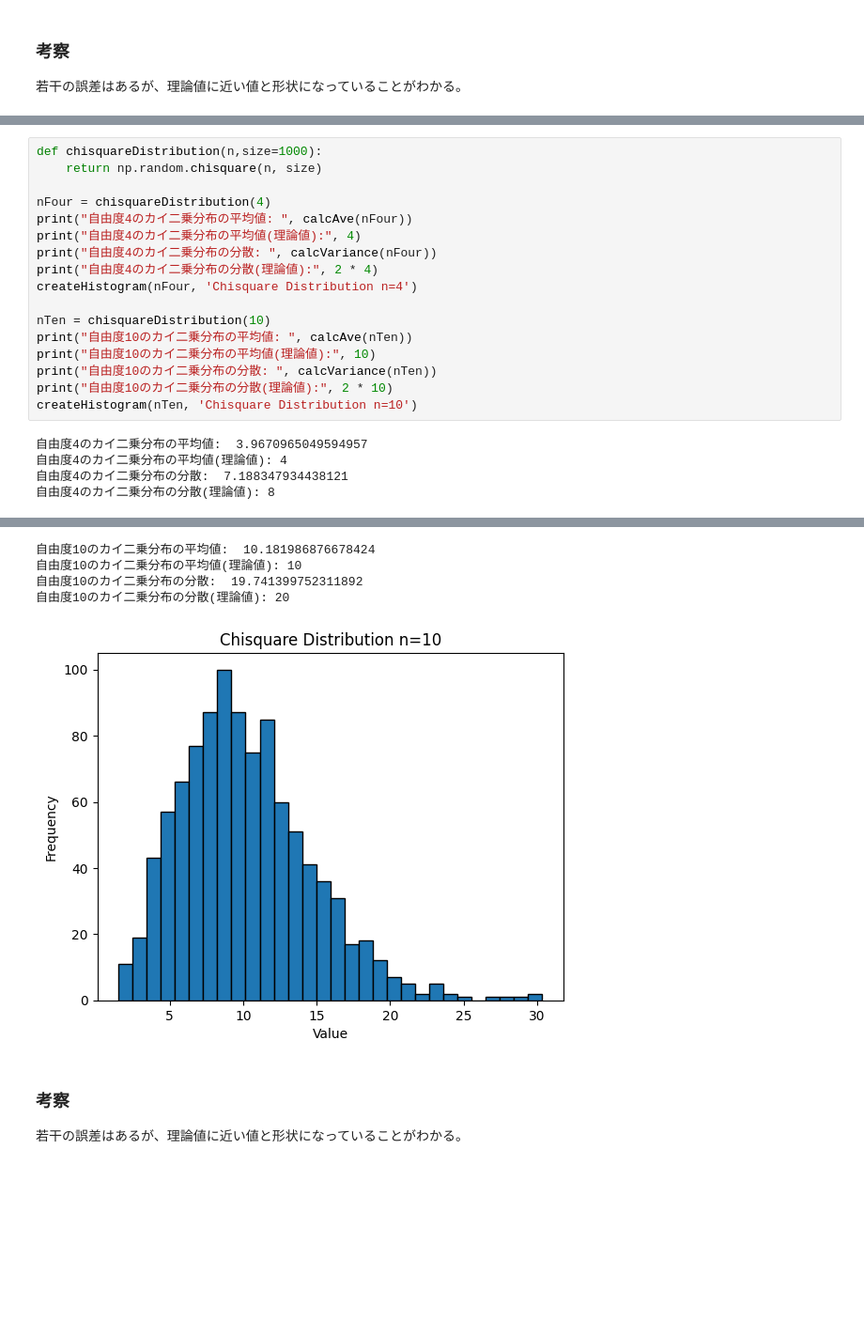
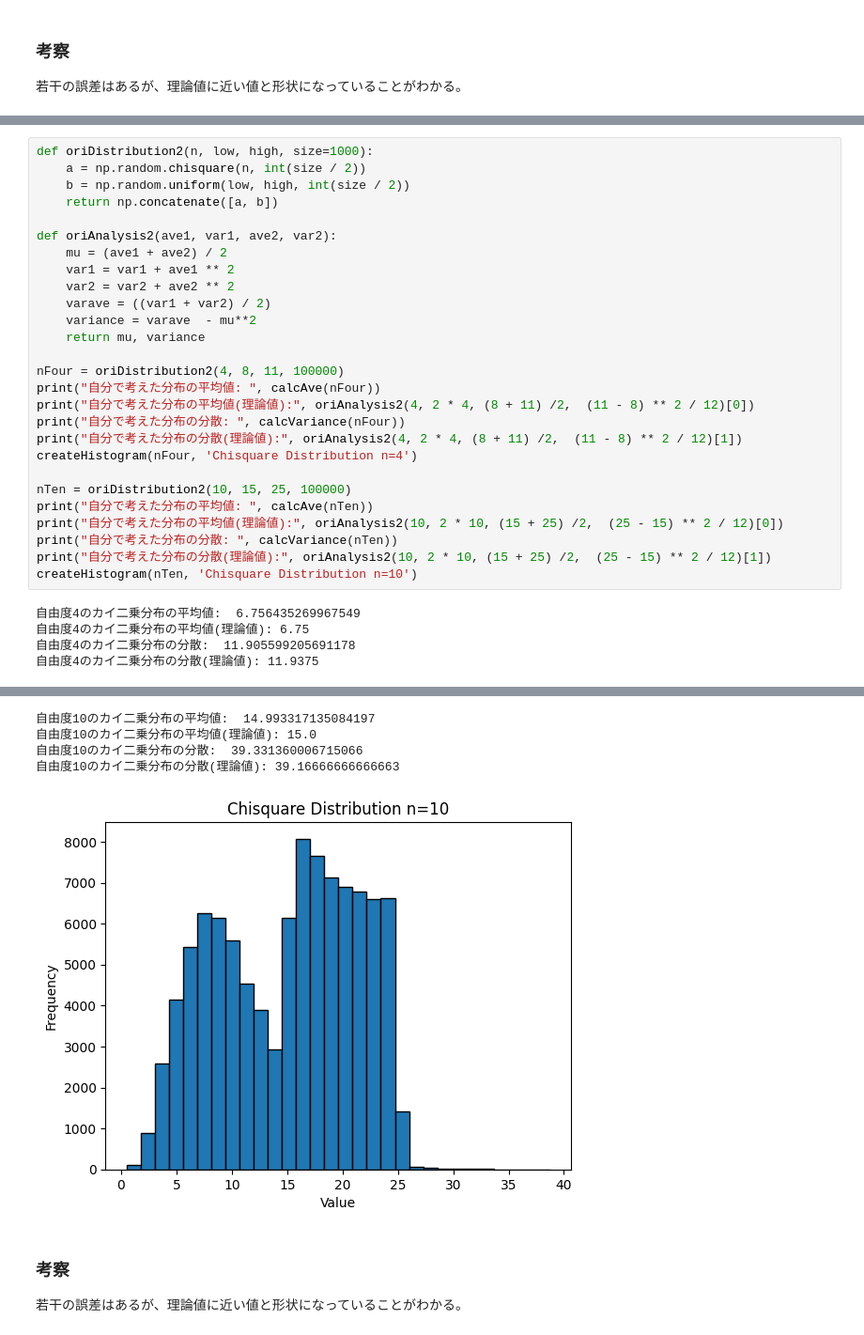
Before and after one commit to labFish00/2024-05-coding-task, a Jupyter notebook: q2/q2.ipynb, the cells around one changed output, grey strips where cells are left out. Shown at 94% size. Drawn from its saved outputs; the diff is of its cells as text; blank space fills up the shorter version.

```diff
--- a/q2/q2.ipynb
+++ b/q2/q2.ipynb
@@ -215,23 +227,33 @@ a=2, b=3のベータ分布の分散(理論値): 0.04
 ### コード
 # %%
-def chisquareDistribution(n,size=1000):
-    return np.random.chisquare(n, size)
+def oriDistribution2(n, low, high, size=1000):
+    a = np.random.chisquare(n, int(size / 2))
+    b = np.random.uniform(low, high, int(size / 2))
+    return np.concatenate([a, b])
 
-nFour = chisquareDistribution(4)
-print("自由度4のカイ二乗分布の平均値: ", calcAve(nFour))
-print("自由度4のカイ二乗分布の平均値(理論値):", 4)
-print("自由度4のカイ二乗分布の分散: ", calcVariance(nFour))
-print("自由度4のカイ二乗分布の分散(理論値):", 2 * 4)
+def oriAnalysis2(ave1, var1, ave2, var2):
+    mu = (ave1 + ave2) / 2
+    var1 = var1 + ave1 ** 2
+    var2 = var2 + ave2 ** 2
+    varave = ((var1 + var2) / 2)
+    variance = varave  - mu**2
+    return mu, variance
+
+nFour = oriDistribution2(4, 8, 11, 100000)
+print("自分で考えた分布の平均値: ", calcAve(nFour))
+print("自分で考えた分布の平均値(理論値):", oriAnalysis2(4, 2 * 4, (8 + 11) /2,  (11 - 8) ** 2 / 12)[0])
+print("自分で考えた分布の分散: ", calcVariance(nFour))
+print("自分で考えた分布の分散(理論値):", oriAnalysis2(4, 2 * 4, (8 + 11) /2,  (11 - 8) ** 2 / 12)[1])
 createHistogram(nFour, 'Chisquare Distribution n=4')
 
-nTen = chisquareDistribution(10)
-print("自由度10のカイ二乗分布の平均値: ", calcAve(nTen))
-print("自由度10のカイ二乗分布の平均値(理論値):", 10)
-print("自由度10のカイ二乗分布の分散: ", calcVariance(nTen))
-print("自由度10のカイ二乗分布の分散(理論値):", 2 * 10)
+nTen = oriDistribution2(10, 15, 25, 100000)
+print("自分で考えた分布の平均値: ", calcAve(nTen))
+print("自分で考えた分布の平均値(理論値):", oriAnalysis2(10, 2 * 10, (15 + 25) /2,  (25 - 15) ** 2 / 12)[0])
+print("自分で考えた分布の分散: ", calcVariance(nTen))
+print("自分で考えた分布の分散(理論値):", oriAnalysis2(10, 2 * 10, (15 + 25) /2,  (25 - 15) ** 2 / 12)[1])
 createHistogram(nTen, 'Chisquare Distribution n=10')
 # %% [output]
-自由度4のカイ二乗分布の平均値:  3.9670965049594957
-自由度4のカイ二乗分布の平均値(理論値): 4
-自由度4のカイ二乗分布の分散:  7.188347934438121
-自由度4のカイ二乗分布の分散(理論値): 8
+自由度4のカイ二乗分布の平均値:  6.756435269967549
+自由度4のカイ二乗分布の平均値(理論値): 6.75
+自由度4のカイ二乗分布の分散:  11.905599205691178
+自由度4のカイ二乗分布の分散(理論値): 11.9375
@@ -239,8 +261,8 @@ createHistogram(nTen, 'Chisquare Distribution n=10')
-自由度10のカイ二乗分布の平均値:  10.181986876678424
-自由度10のカイ二乗分布の平均値(理論値): 10
-自由度10のカイ二乗分布の分散:  19.741399752311892
-自由度10のカイ二乗分布の分散(理論値): 20
+自由度10のカイ二乗分布の平均値:  14.993317135084197
+自由度10のカイ二乗分布の平均値(理論値): 15.0
+自由度10のカイ二乗分布の分散:  39.331360006715066
+自由度10のカイ二乗分布の分散(理論値): 39.16666666666663
-[figure, old version]
+[figure, new version]
 # %% [markdown]
 ### 考察
 若干の誤差はあるが、理論値に近い値と形状になっていることがわかる。
```
Also changed, not shown: parts of 5 cells of this notebook.
